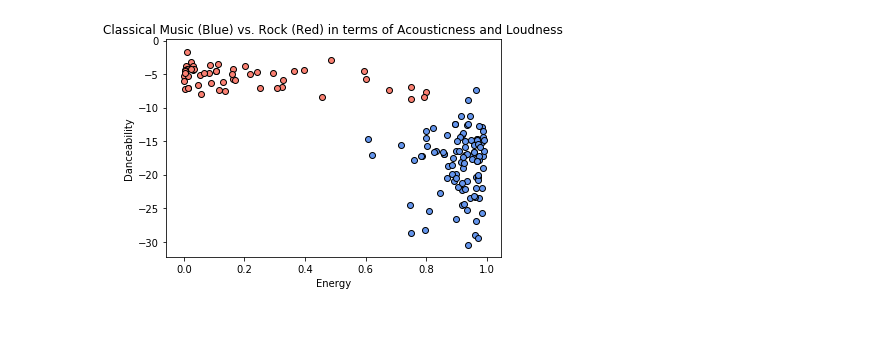
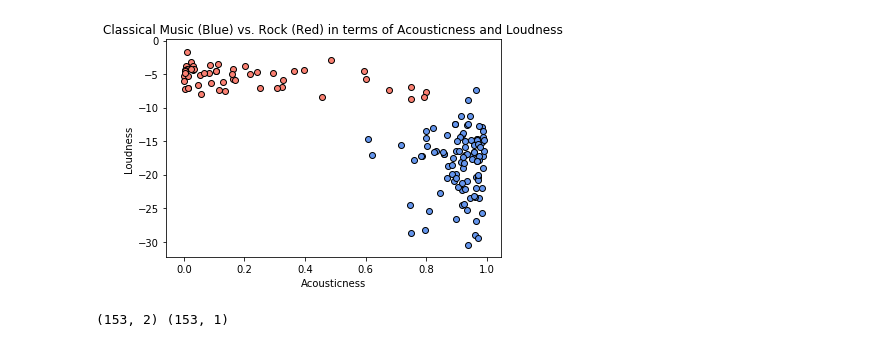
Before and after one commit to cfgong/spotifygenre, a Jupyter notebook: 2_genre_classification_jazz_and_country.ipynb, the cells around one changed output. Saved outputs shown, nothing was run; the diff lists cells and outputs as text; code cells hidden in the pictures.

```diff
--- a/2_genre_classification_jazz_and_country.ipynb
+++ b/2_genre_classification_jazz_and_country.ipynb
@@ -36,27 +36,27 @@ y_encoded = np.array([genre_histograms[genre] for genre in y])
 # %%
 feature_a_indices =  np.where(y == "jazz")[0]
 feature_b_indices = np.where(y == "country")[0]
 feature_a_color = "cornflowerblue";
 feature_b_color = "salmon";
 
 attribute_names = np.array(attribute_names)
 energy_attribute_index = np.where(attribute_names == "acousticness")[0][0]
 danceability_attribute_index = np.where(attribute_names == "loudness")[0][0]
 
 f = plt.figure()
 ax = plt.subplot()
-ax.set_xlabel("Energy")
-ax.set_ylabel("Danceability")
+ax.set_xlabel("Acousticness")
+ax.set_ylabel("Loudness")
 ax.set_title("Classical Music (Blue) vs. Rock (Red) in terms of Acousticness and Loudness")
 for i in feature_a_indices:
     ax.scatter(original_x[i, energy_attribute_index],
                original_x[i, danceability_attribute_index],
                color=feature_a_color, edgecolor='k')
 
 for i in feature_b_indices:
     ax.scatter(original_x[i, energy_attribute_index],
                original_x[i, danceability_attribute_index],
                color=feature_b_color, edgecolor='k')
 plt.show()
 # %% [output]
-[figure, old version]
+[figure, new version]
@@ -62,0 +71,6 @@ plt.show()
+# %%
+x = X
+y = Y[:, np.newaxis]
+print(x.shape, y.shape)
+# %% [output]
+(153, 2) (153, 1)
```
Also changed, not shown: parts of 9 cells of this notebook, 1 other file.
